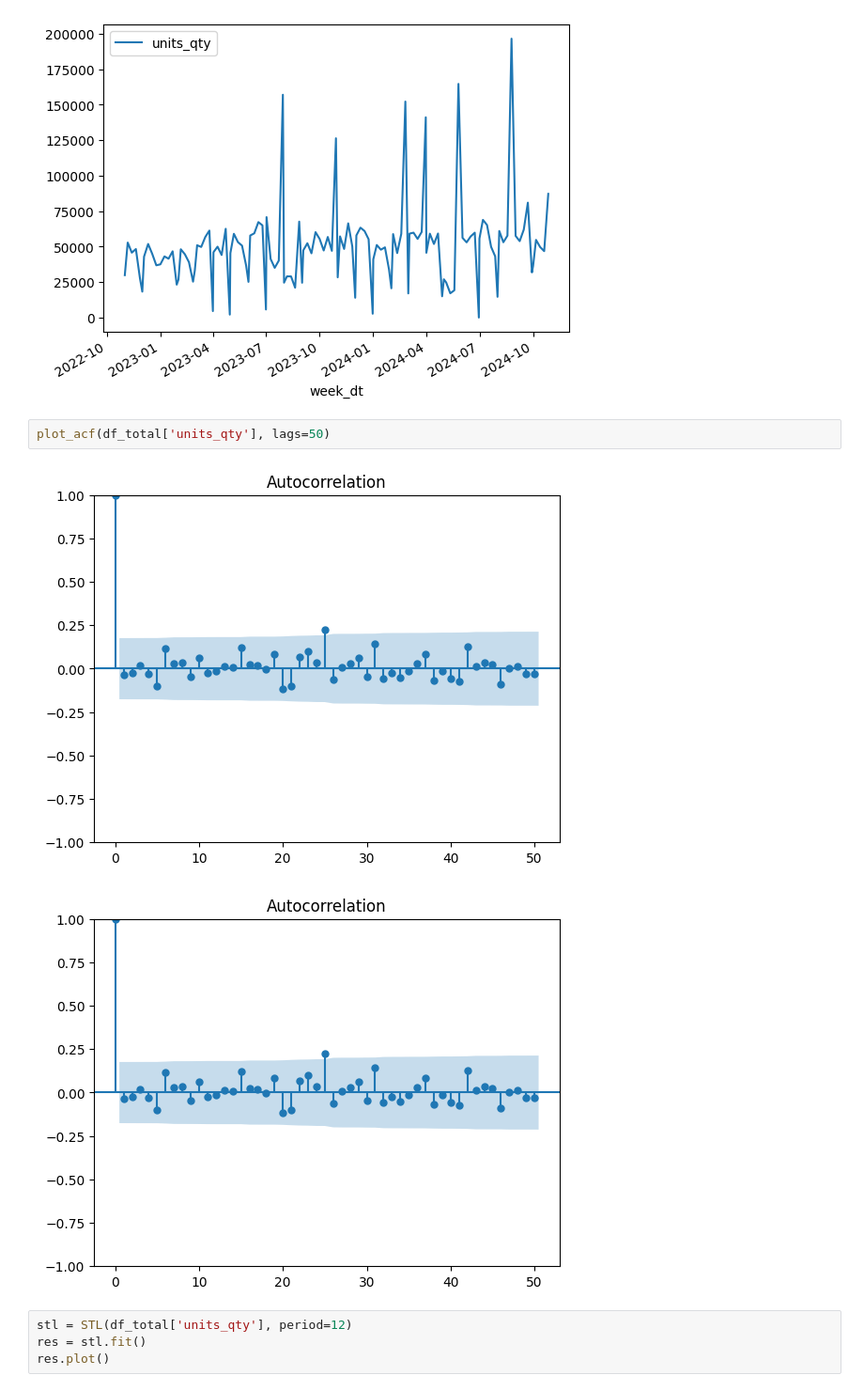
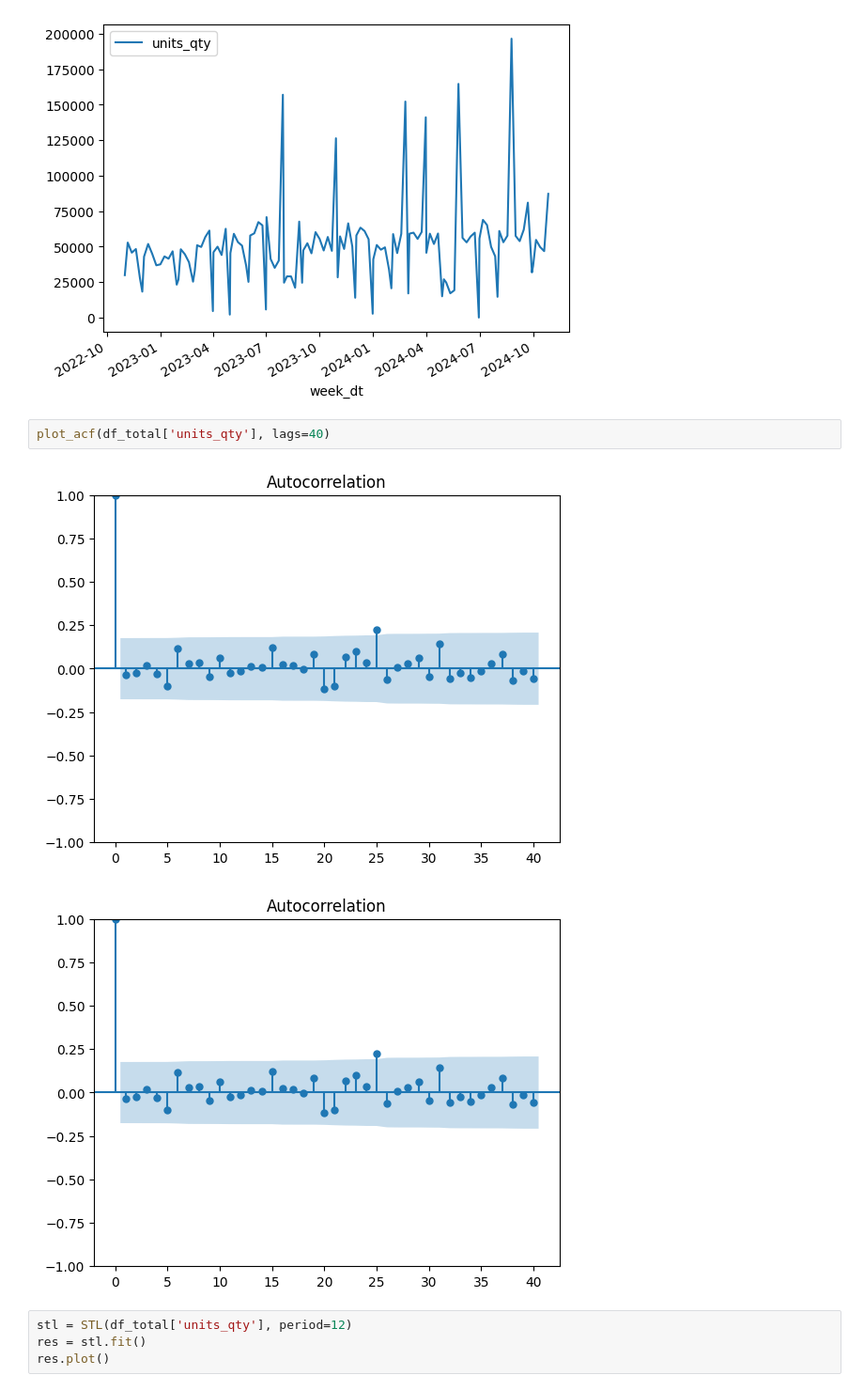
Before and after one commit to HenryJKS/kaggle-cases, a Jupyter notebook: IQVIA - Projeto Semanal de Demanda/Model - Sarimax.ipynb, the cells around one changed output. Shown at 94% size. Drawn from its saved outputs; the diff is of its cells as text.

```diff
--- a/IQVIA - Projeto Semanal de Demanda/Model - Sarimax.ipynb
+++ b/IQVIA - Projeto Semanal de Demanda/Model - Sarimax.ipynb
@@ -23,10 +23,10 @@ df_total.plot()
 <Axes: xlabel='week_dt'>
 [figure]
 # %%
-plot_acf(df_total['units_qty'], lags=50)
+plot_acf(df_total['units_qty'], lags=40)
 # %% [output]
-[figure, old version]
+[figure, new version]
-[figure, old version]
+[figure, new version]
 # %%
 stl = STL(df_total['units_qty'], period=12)
 res = stl.fit()
```
Also changed, not shown: parts of 4 cells of this notebook.
